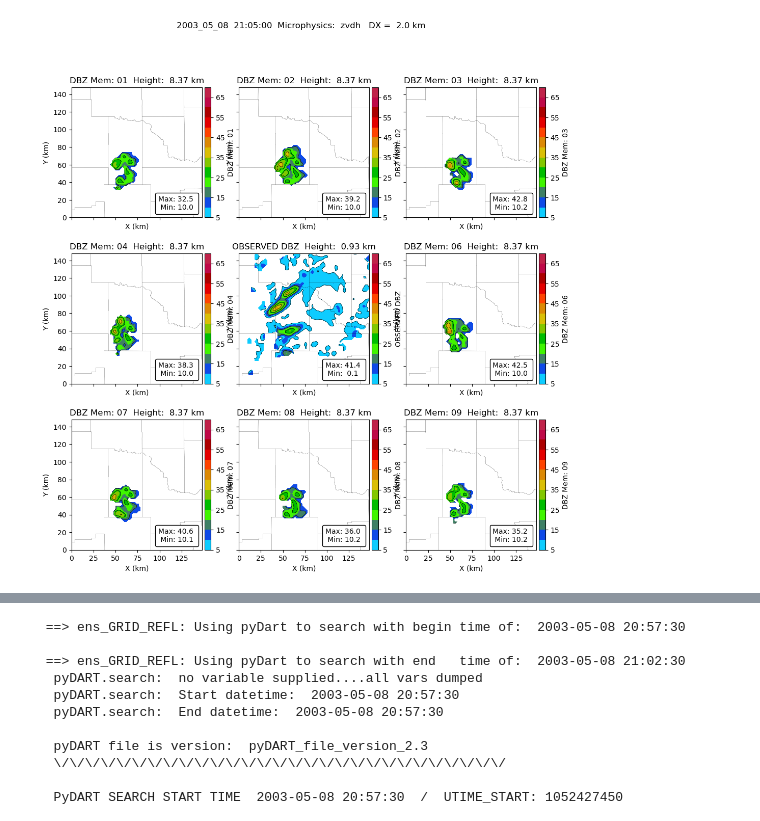
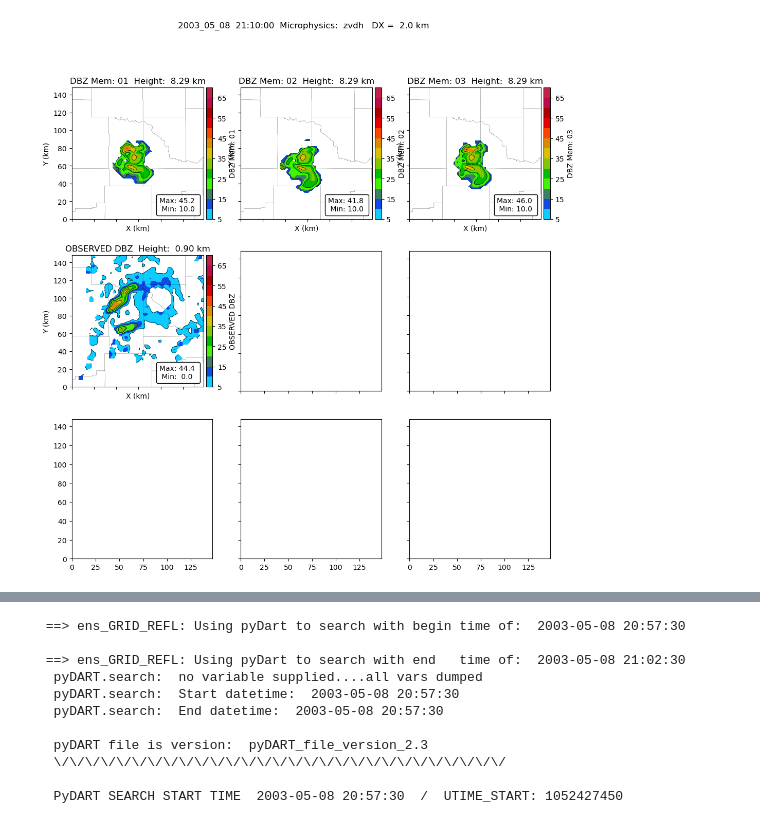
Before and after one commit to jessmcd/CM1_LETKF_2025, a Jupyter notebook: LETKF_testing.ipynb, the cells around one changed output, grey strips where cells are left out. Saved outputs shown, nothing was run; the diff lists cells and outputs as text; code cells hidden in the pictures.

```diff
--- a/LETKF_testing.ipynb
+++ b/LETKF_testing.ipynb
@@ -452,5 +183,0 @@ files
-# %%
-f = ncdf.Dataset(files[0])
-#f.time[0]
-#f.close()
-f['time'][0]
@@ -459,11 +184,11 @@ NameError: name 'files' is not defined
 # %%
-myDTstring = '2003,05,08,21,30,00'
+
+myDTstring = '2003,05,08,21,10,00'
 
 with open('/work/jessica.mcdonald/CM1_LETKF_2025/RUN_LETKF/RUN_LETKF.exp', 'rb') as f:
     exper = json.load(f)
 files, myDT = ens.FindRestartFiles(exper, myDTstring, ret_exp=False,)
 
-# state = ens.read_CM1_ens(files, exper, state_vector=None, DateTime=myDT, addmean=1)
-
-# ens.ens_CM1_coords(state)
+state = ens.read_CM1_ens(files, exper, state_vector=None, DateTime=myDT, addmean=1)
+ens.ens_CM1_coords(state)
 # %% [output]
@@ -532,5 +212,2 @@ filling on, default _FillValue of 9.969209968386869e+36 used
 # %%
 from ens import _clevels, PLOT_ONE
-# %%
-f3d = ens_GRID_RELECTIVITY(state, cref=False)
-f3d.max()
@@ -555,0 +218,4 @@ np.float64(44.67533493041992)
+# %%
+mfld = N.ma.masked_less_equal(state['DBZ'][:][mem[n],30,:,:], 10.)
+
+plt.imshow(mfld)
@@ -560,12 +229,12 @@ var='DBZ'
 klevel=30
 zoom=False
 if obs:
-    f3d = ens_GRID_RELECTIVITY(state, cref=False)
+    f3d = ens.ens_GRID_RELECTIVITY(state, cref=False)
     print("\n --> PLOT_9PANEL:  Interpolated reflectivity")
 
 fig, ax_grid = P.subplots(3, 3, figsize=(12,12), sharex=True, sharey=True)
 
-map = mymap(fstate.xc, fstate.yc, state.lat0, state.lon0, counties=False, noticks=False)
+map = ens.mymap(fstate.xc, fstate.yc, state.lat0, state.lon0, counties=False, noticks=False)
 lon2d, lat2d, x2d, y2d = map.makegrid(fstate.xc.size, fstate.yc.size, returnxy=True)
 
 if state.ne <= 20:
@@ -584,9 +253,9 @@ if cparams == None:
 
 clevels = N.arange(cparams[0], cparams[1], cparams[2])
 
-for n, ax in enumerate(ax_grid.ravel()):
+for n, ax in enumerate(ax_grid.ravel()[0:4]):
 
-    if n == 4 and obs:
+    if n == 3 and obs:
         mfld = N.ma.masked_less_equal(f3d[5,:,:], 0.0)
         label = "OBSERVED DBZ"
         PLOT_ONE(mfld, x2d, y2d, map, clevels=clevels, height=state.zc[5], label = label, ax = ax, \
@@ -635 +304 @@ for n, ax in enumerate(ax_grid.ravel()):
-[figure, old version]
+[figure, new version]
```
Also changed, not shown: parts of 67 cells of this notebook, 34 other files.
